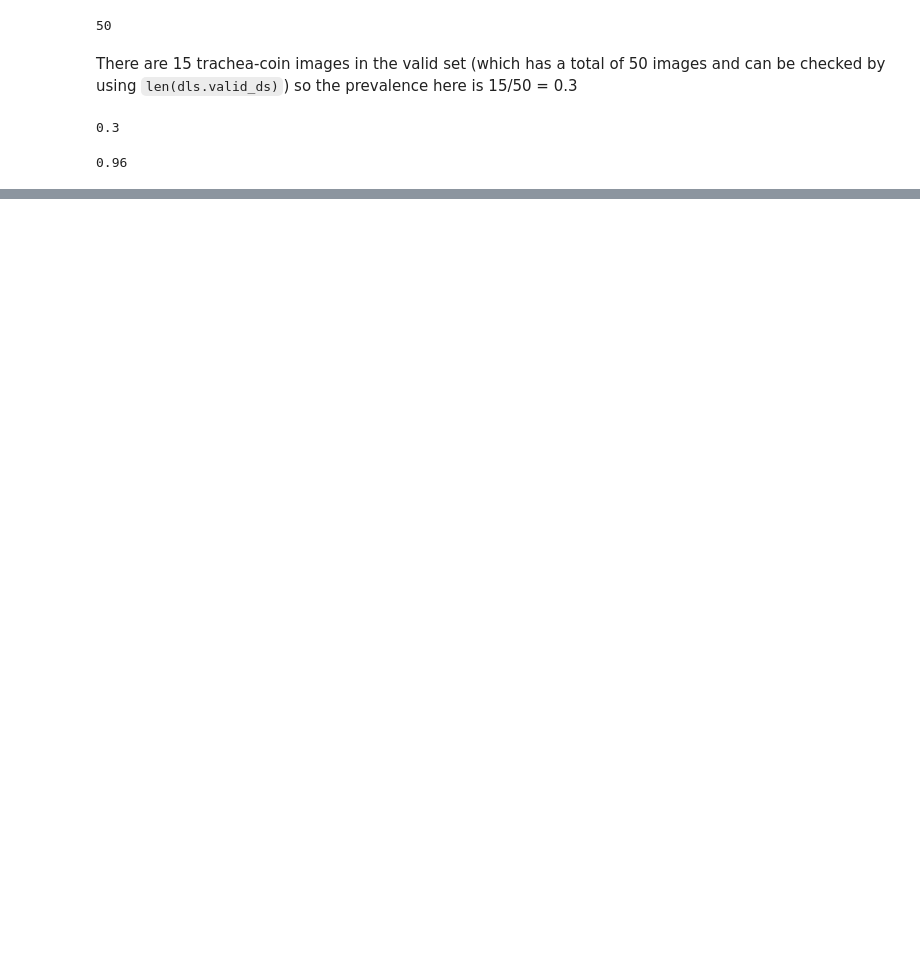
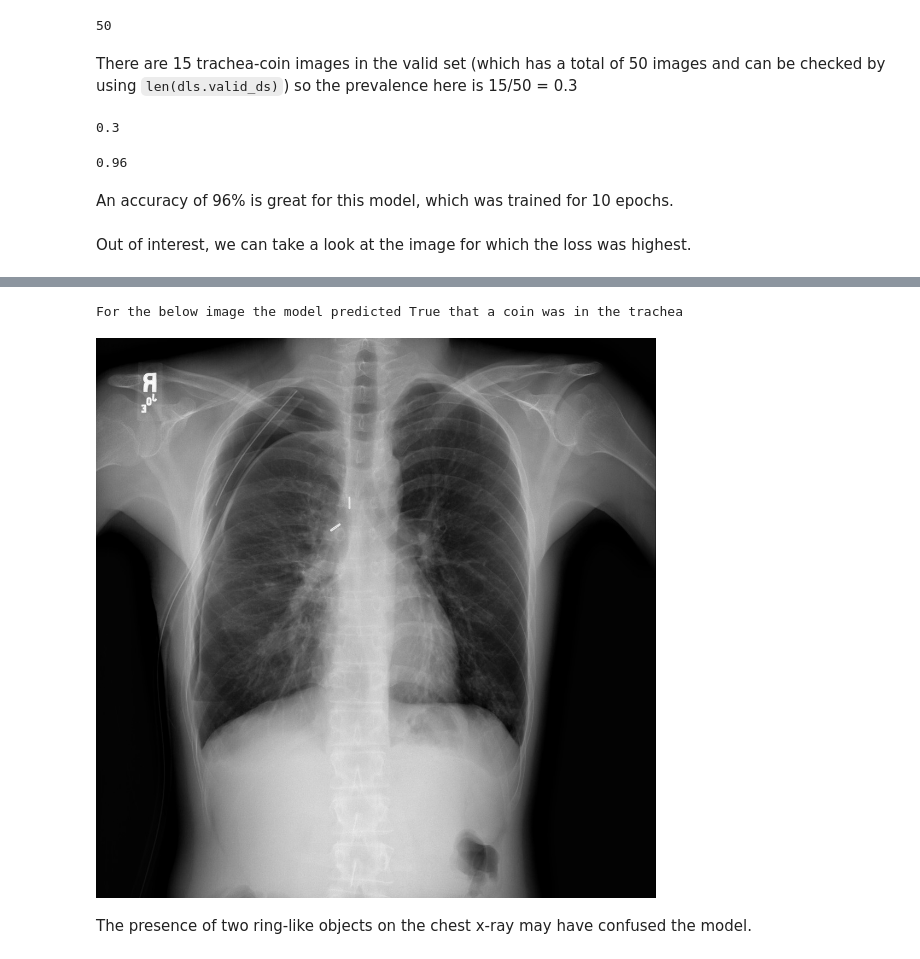
Before and after one commit to woodytwoshoes/Foreign_Body_Detection_Xray_Deep_Learning, a Jupyter notebook: 61_Train_medical_imaging.ipynb, the cells around one changed output, grey strips where cells are left out. Drawn from its saved outputs; the diff is of its cells as text; code cells hidden in the pictures; blank space fills up the shorter version.

Commit message:
added in analysis of top loss image

```diff
--- a/61_Train_medical_imaging.ipynb
+++ b/61_Train_medical_imaging.ipynb
@@ -283,0 +262,8 @@ An accuracy of 96%
+# %% [markdown]
+An accuracy of 96% is great for this model, which was trained for 10 epochs.
+# %% [markdown]
+Out of interest, we can take a look at the image for which the loss was highest.
+# %%
+print(f"For the below image the model predicted {learn.predict(dls.valid_ds[idxs[0]][0])[0]} that a coin was in the trachea")
+dls.valid_ds[idxs[0]][0]
+# %% [output]
@@ -283,0 +271,4 @@ An accuracy of 96%
+For the below image the model predicted True that a coin was in the trachea
+[figure, added]
+# %% [markdown]
+The presence of two ring-like objects on the chest x-ray may have confused the model.
```
Also changed, not shown: parts of 5 cells of this notebook.
